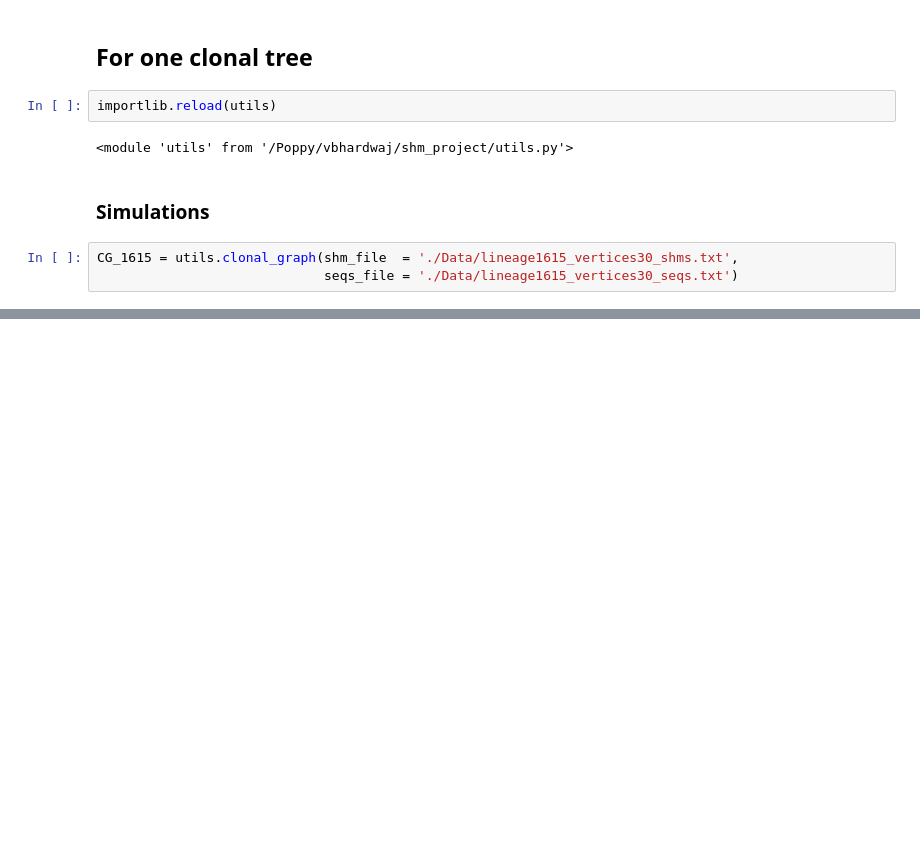
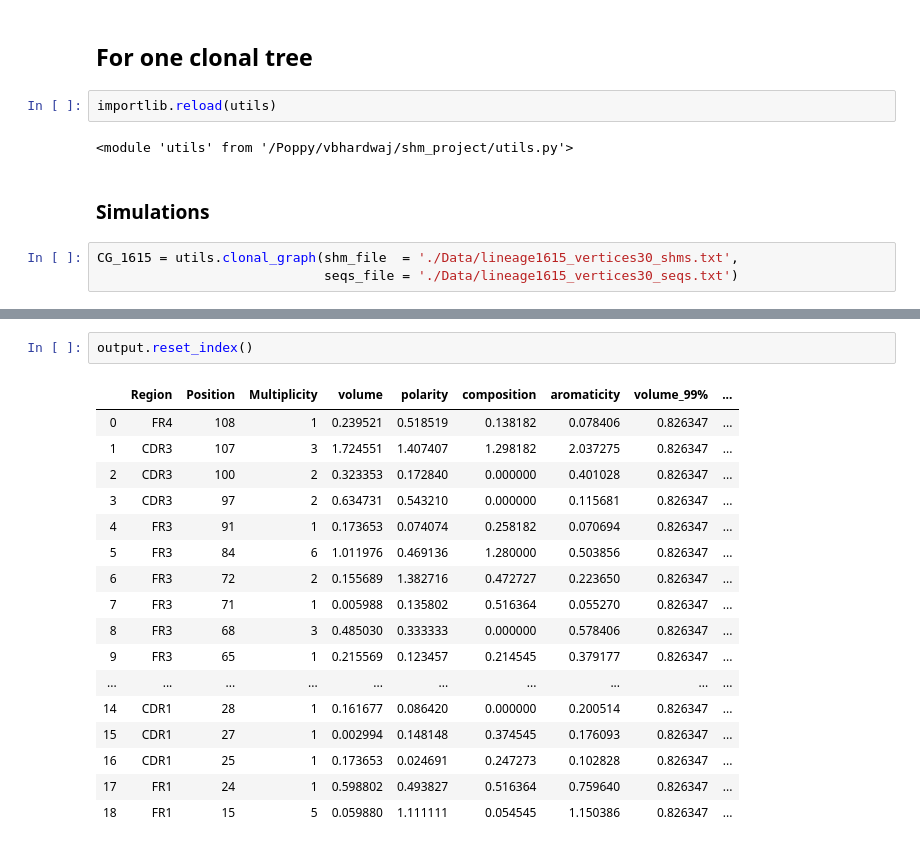
Before and after one commit to vinnub/Ig_SHM, a Jupyter notebook: test_pyvolve.ipynb, the cells around one changed output, grey strips where cells are left out. Drawn from its saved outputs; the diff is of its cells as text; blank space fills up the shorter version.

```diff
--- a/test_pyvolve.ipynb
+++ b/test_pyvolve.ipynb
@@ -146,0 +164,20 @@ simulated
+# %%
+output.reset_index()
+# %% [output]
+|  | Region | Position | Multiplicity | volume | polarity | composition | aromaticity | volume_99% | ... |
+| 0 | FR4 | 108 | 1 | 0.239521 | 0.518519 | 0.138182 | 0.078406 | 0.826347 | ... |
+| 1 | CDR3 | 107 | 3 | 1.724551 | 1.407407 | 1.298182 | 2.037275 | 0.826347 | ... |
+| 2 | CDR3 | 100 | 2 | 0.323353 | 0.172840 | 0.000000 | 0.401028 | 0.826347 | ... |
+| 3 | CDR3 | 97 | 2 | 0.634731 | 0.543210 | 0.000000 | 0.115681 | 0.826347 | ... |
+| 4 | FR3 | 91 | 1 | 0.173653 | 0.074074 | 0.258182 | 0.070694 | 0.826347 | ... |
+| 5 | FR3 | 84 | 6 | 1.011976 | 0.469136 | 1.280000 | 0.503856 | 0.826347 | ... |
+| 6 | FR3 | 72 | 2 | 0.155689 | 1.382716 | 0.472727 | 0.223650 | 0.826347 | ... |
+| 7 | FR3 | 71 | 1 | 0.005988 | 0.135802 | 0.516364 | 0.055270 | 0.826347 | ... |
+| 8 | FR3 | 68 | 3 | 0.485030 | 0.333333 | 0.000000 | 0.578406 | 0.826347 | ... |
+| 9 | FR3 | 65 | 1 | 0.215569 | 0.123457 | 0.214545 | 0.379177 | 0.826347 | ... |
+| ... | ... | ... | ... | ... | ... | ... | ... | ... | ... |
+| 14 | CDR1 | 28 | 1 | 0.161677 | 0.086420 | 0.000000 | 0.200514 | 0.826347 | ... |
+| 15 | CDR1 | 27 | 1 | 0.002994 | 0.148148 | 0.374545 | 0.176093 | 0.826347 | ... |
+| 16 | CDR1 | 25 | 1 | 0.173653 | 0.024691 | 0.247273 | 0.102828 | 0.826347 | ... |
+| 17 | FR1 | 24 | 1 | 0.598802 | 0.493827 | 0.516364 | 0.759640 | 0.826347 | ... |
+| 18 | FR1 | 15 | 5 | 0.059880 | 1.111111 | 0.054545 | 1.150386 | 0.826347 | ... |
```
Also changed, not shown: parts of 17 cells of this notebook, 1 other file.
